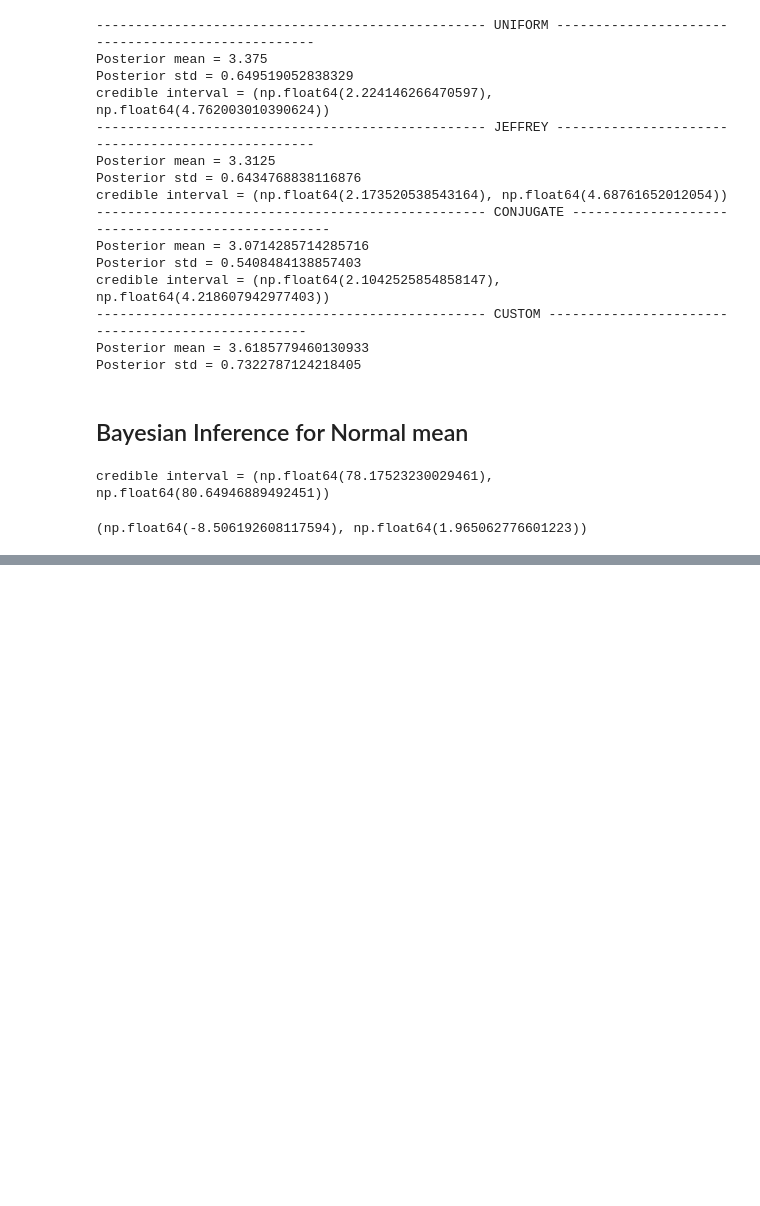
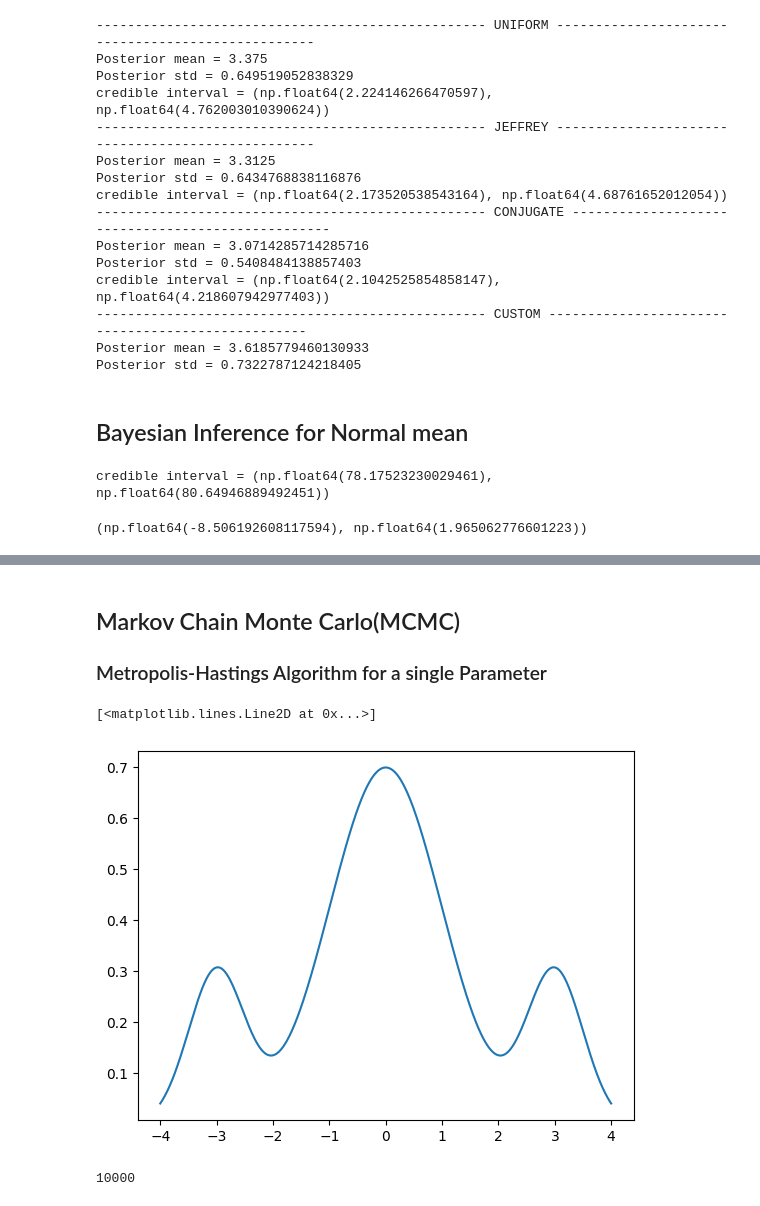
Before and after one commit to Isaac1989/img_processing_lab, a Jupyter notebook: probability_and_statistics.ipynb, the cells around one changed output, grey strips where cells are left out. Saved outputs shown, nothing was run; the diff lists cells and outputs as text; code cells hidden in the pictures; blank space fills up the shorter version.

```diff
--- a/probability_and_statistics.ipynb
+++ b/probability_and_statistics.ipynb
@@ -686,0 +716,3 @@ two_sample_model.credible_interval()
+# %% [markdown]
+## Markov Chain Monte Carlo(MCMC)
+### Metropolis-Hastings Algorithm for a single Parameter
@@ -686,0 +772,12 @@ two_sample_model.credible_interval()
+# %%
+def target_fn(x):
+    a = np.exp(-x*x/2)
+    b = 2*np.exp(-0.5*((x-3)/0.5)**2)
+    c = 2*np.exp(-0.5*((x+3)/0.5)**2)
+    return 0.7*a + 0.15*b + 0.15*c
+# %%
+t  = np.linspace(-4,4,1000)
+plt.plot(t,target_fn(t))
+# %% [output]
+[<matplotlib.lines.Line2D at 0x...>]
+[figure, added]
@@ -686,0 +787,4 @@ two_sample_model.credible_interval()
+# %%
+len(mh_mcmc.sample_)
+# %% [output]
+10000
```
Also changed, not shown: parts of 15 cells of this notebook.
